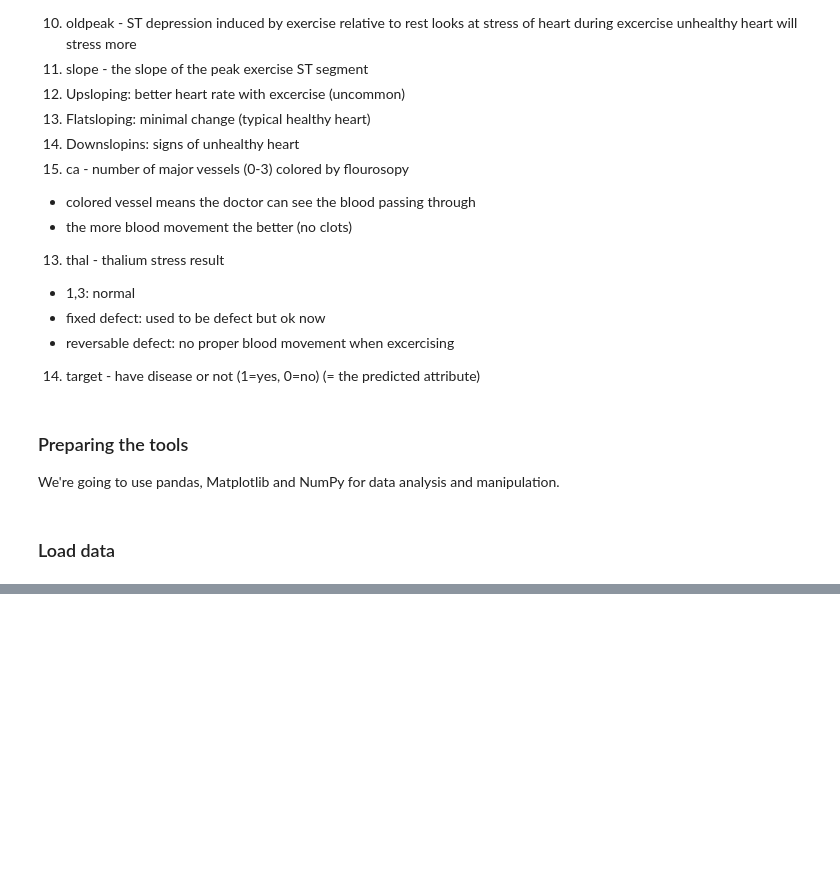
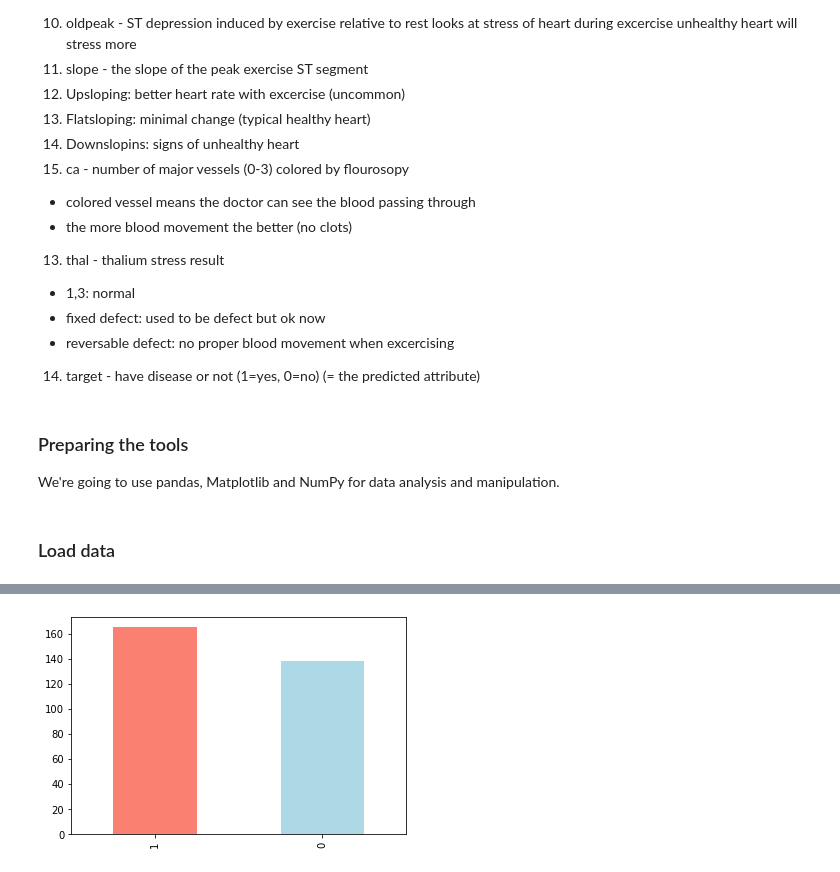
Before and after one commit to kianoush/Predicting-heart-disease-using-machine-learning, a Jupyter notebook: Heart_disease.ipynb, the cells around one changed output, grey strips where cells are left out. Drawn from its saved outputs; the diff is of its cells as text; code cells hidden in the pictures; blank space fills up the shorter version.

```diff
--- a/Heart_disease.ipynb
+++ b/Heart_disease.ipynb
@@ -99,0 +137,4 @@ df.shape # (rows, columns)
+# %%
+df['target'].value_counts().plot(kind='bar', color =['salmon', 'lightblue']);
+# %% [output]
+[figure, added]
```
Also changed, not shown: parts of 21 cells of this notebook.
